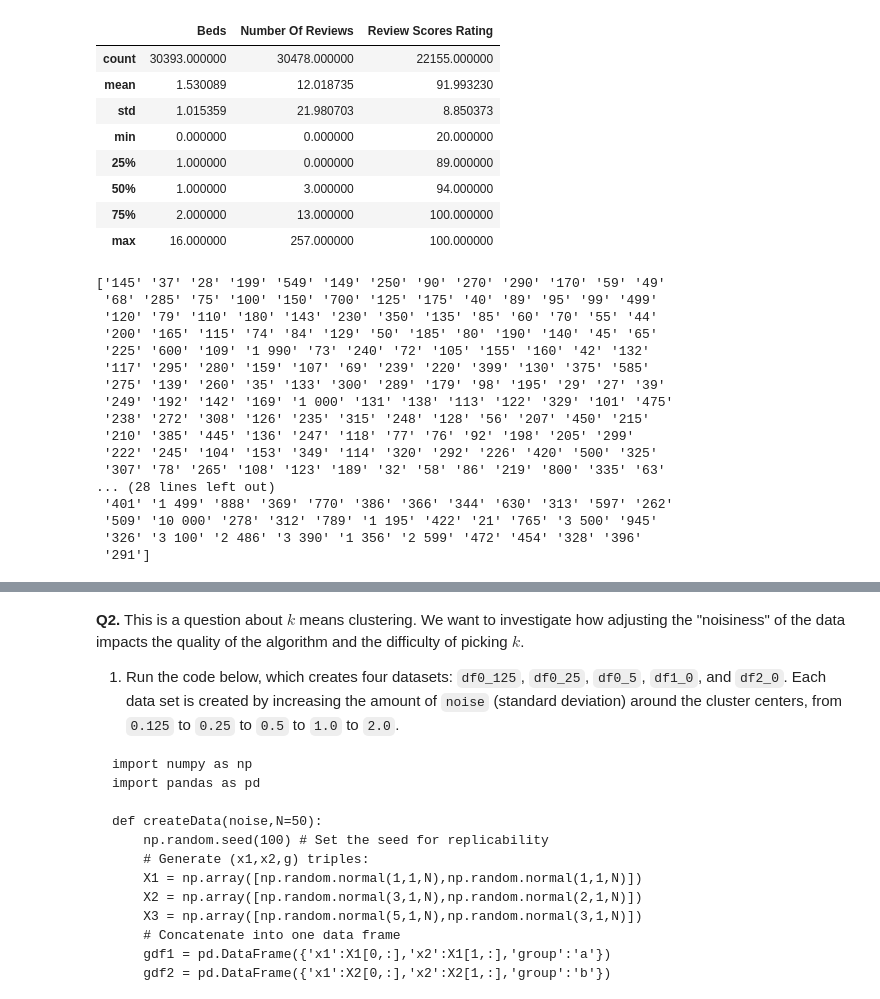
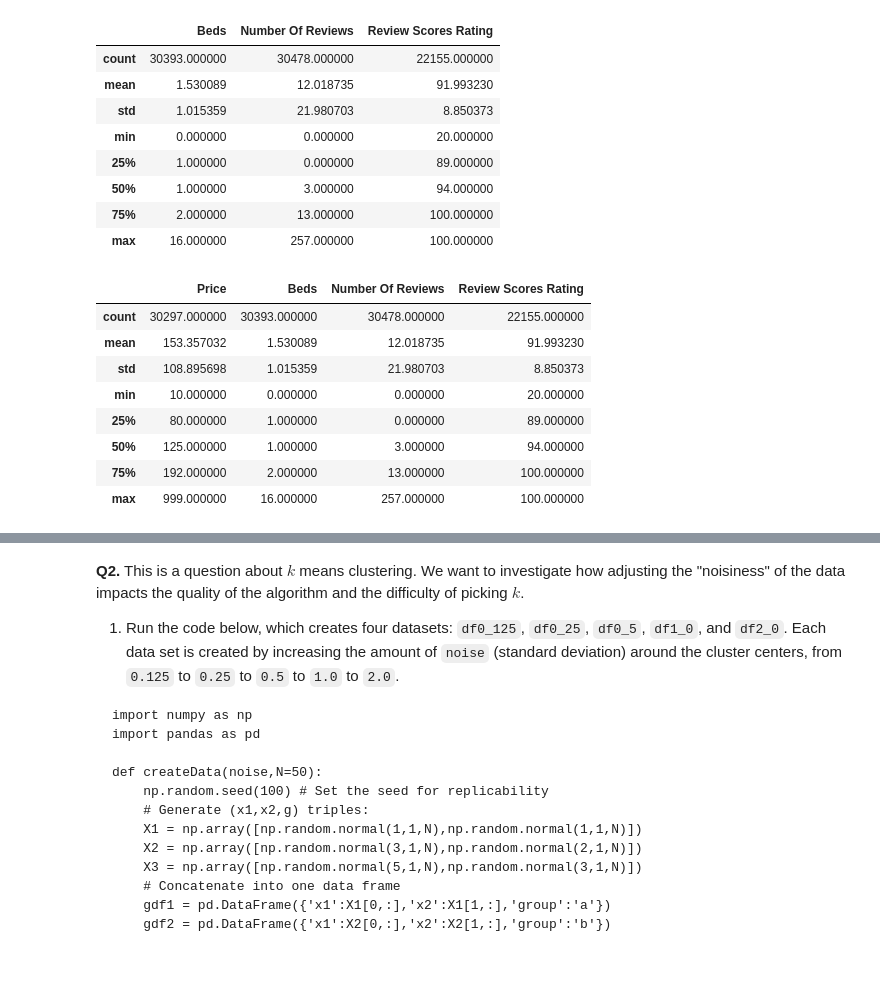
Before and after one commit to cwynne12/kmc, a Jupyter notebook: assignment_kmc.ipynb, the cells around one changed output, grey strips where cells are left out. Drawn from its saved outputs; the diff is of its cells as text; code cells hidden in the pictures; blank space fills up the shorter version.

```diff
--- a/assignment_kmc.ipynb
+++ b/assignment_kmc.ipynb
@@ -50,26 +50,17 @@ x.describe()
 | 75% | 2.000000 | 13.000000 | 100.000000 |
 | max | 16.000000 | 257.000000 | 100.000000 |
 # %%
-price = df['Price']
-price = price.str.replace(','," ") # remove commas in the price
-print(price.unique()) #looks in this variable to find unique values; shows us how dirty the data is
-#are numbers but come across as strings because when we go over 1,000 we get commmas
+x['price'] = x['Price'].str.replace(',', " ")
+x['Price']=pd.to_numeric(x['price'],errors ='coerce')
+x.describe()
 # %% [output]
-['145' '37' '28' '199' '549' '149' '250' '90' '270' '290' '170' '59' '49'
- '68' '285' '75' '100' '150' '700' '125' '175' '40' '89' '95' '99' '499'
- '120' '79' '110' '180' '143' '230' '350' '135' '85' '60' '70' '55' '44'
- '200' '165' '115' '74' '84' '129' '50' '185' '80' '190' '140' '45' '65'
- '225' '600' '109' '1 990' '73' '240' '72' '105' '155' '160' '42' '132'
- '117' '295' '280' '159' '107' '69' '239' '220' '399' '130' '375' '585'
- '275' '139' '260' '35' '133' '300' '289' '179' '98' '195' '29' '27' '39'
- '249' '192' '142' '169' '1 000' '131' '138' '113' '122' '329' '101' '475'
- '238' '272' '308' '126' '235' '315' '248' '128' '56' '207' '450' '215'
- '210' '385' '445' '136' '247' '118' '77' '76' '92' '198' '205' '299'
- '222' '245' '104' '153' '349' '114' '320' '292' '226' '420' '500' '325'
- '307' '78' '265' '108' '123' '189' '32' '58' '86' '219' '800' '335' '63'
-... (28 lines left out)
- '401' '1 499' '888' '369' '770' '386' '366' '344' '630' '313' '597' '262'
- '509' '10 000' '278' '312' '789' '1 195' '422' '21' '765' '3 500' '945'
- '326' '3 100' '2 486' '3 390' '1 356' '2 599' '472' '454' '328' '396'
- '291']
+|  | Price | Beds | Number Of Reviews | Review Scores Rating |
+| count | 30297.000000 | 30393.000000 | 30478.000000 | 22155.000000 |
+| mean | 153.357032 | 1.530089 | 12.018735 | 91.993230 |
+| std | 108.895698 | 1.015359 | 21.980703 | 8.850373 |
+| min | 10.000000 | 0.000000 | 0.000000 | 20.000000 |
+| 25% | 80.000000 | 1.000000 | 0.000000 | 89.000000 |
+| 50% | 125.000000 | 1.000000 | 3.000000 | 94.000000 |
+| 75% | 192.000000 | 2.000000 | 13.000000 | 100.000000 |
+| max | 999.000000 | 16.000000 | 257.000000 | 100.000000 |
 # %%
```
Also changed, not shown: parts of 2 cells of this notebook.
